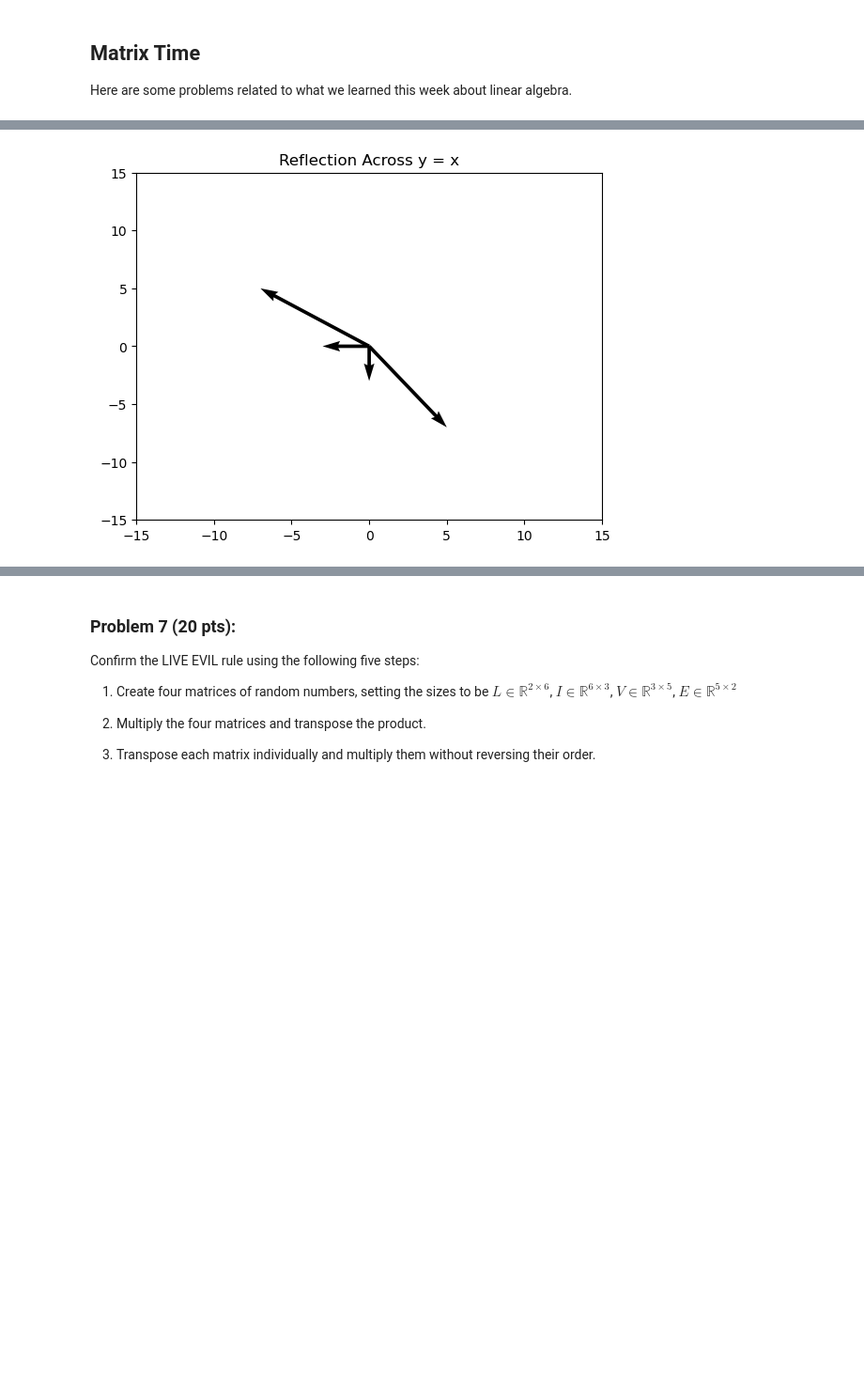
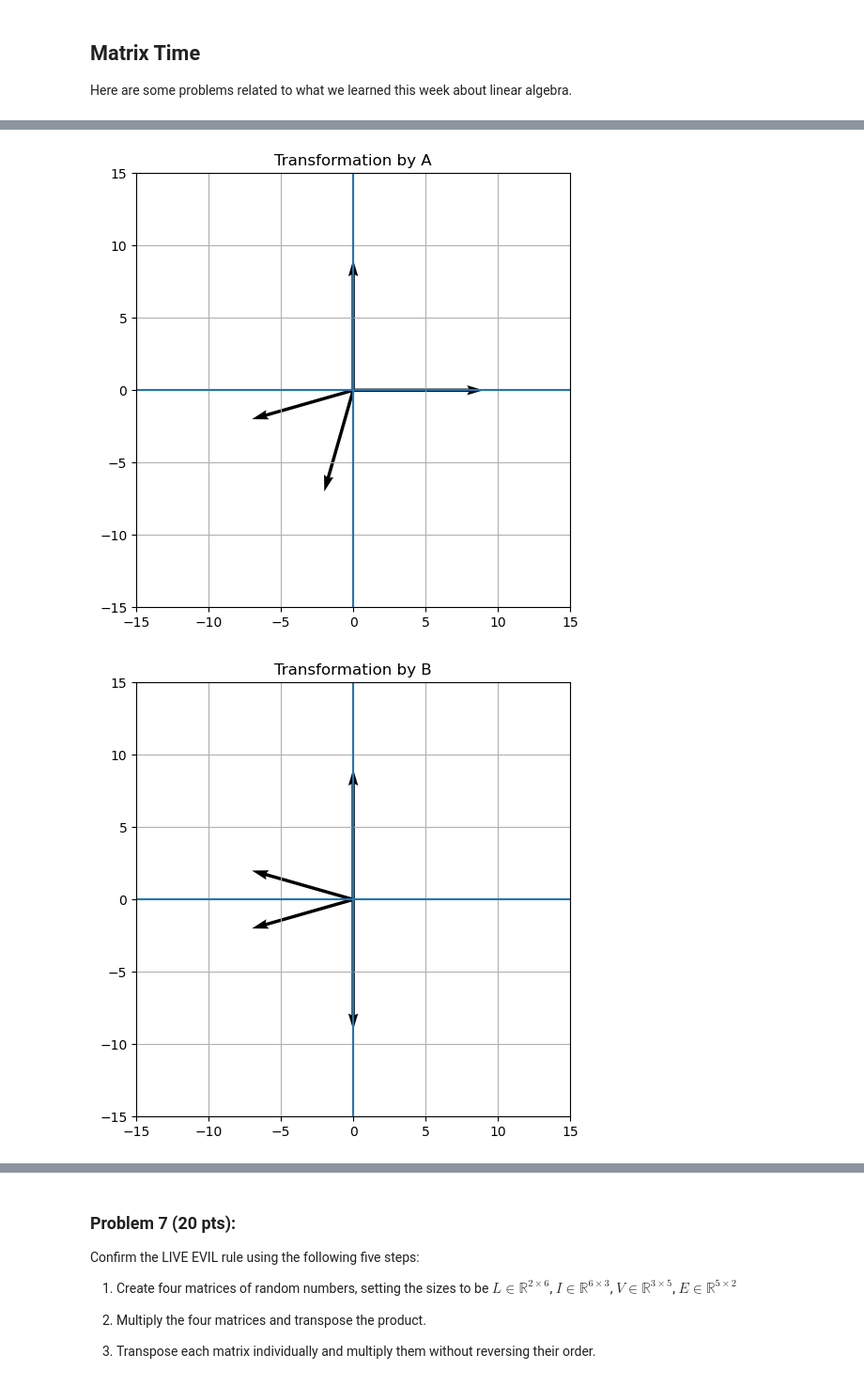
Before and after one commit to aramsay1026/AD450_exercises, a Jupyter notebook: week_7_data_cleaning_matrix.ipynb, the cells around one changed output, grey strips where cells are left out. Shown at 94% size. Saved outputs shown, nothing was run; the diff lists cells and outputs as text; code cells hidden in the pictures; blank space fills up the shorter version.

Commit message:
Implement vector transformation plots for matrices A–K

```diff
--- a/week_7_data_cleaning_matrix.ipynb
+++ b/week_7_data_cleaning_matrix.ipynb
@@ -294,8 +294,10 @@ Here are some problems related to what we learned this week about linear algebra
 import numpy as np
 import matplotlib.pyplot as plt
 
+# choose an integer for k
 k = 2
 
+# create all matrices
 A = np.array([[0, 1],
               [1, 0]])
 
@@ -308,46 +310,85 @@ C = np.array([[-1, 0],
 D = np.array([[-1, 0],
               [0, -1]])
 
 E = np.array([[0, 1],
               [-1, 0]])
 
 F = np.array([[0, -1],
               [1, 0]])
 
 G = np.array([[k, 0],
               [0, 1]])
 
 H = np.array([[1, 0],
               [0, k]])
 
 I = np.array([[k, 0],
               [0, k]])
 
 J = np.array([[1, k],
               [0, 1]])
 
 K = np.array([[1, 0],
               [k, 1]])
 
+# put matrices into a list
+transforms = [
+    ("Transformation by A", A),
+    ("Transformation by B", B),
+    ("Transformation by C", C),
+    ("Transformation by D", D),
+    ("Transformation by E", E),
+    ("Transformation by F", F),
+    ("Transformation by G", G),
+    ("Transformation by H", H),
+    ("Transformation by I", I),
+    ("Transformation by J", J),
+    ("Transformation by K", K),
+]
+
+# create two random 2D vectors with integer values less than 10
 v1 = np.random.randint(-9, 10, 2)
 v2 = np.random.randint(-9, 10, 2)
 
-v1_trans = A @ v1
-v2_trans = A @ v2
+def plot_vectors(original1, original2, transformed1, transformed2, title):
+    plt.figure(figsize=(6, 6))
 
-quiver = plt.quiver(
-    [0, 0, 0, 0],
-    [0, 0, 0, 0],
-    [v1[0], v2[0], v1_trans[0], v2_trans[0]],
-    [v1[1], v2[1], v1_trans[1], v2_trans[1]],
-    angles='xy',
-    scale_units='xy',
-    scale=1
-)
+    # draw the axes
+    plt.axhline(0)
+    plt.axvline(0)
 
-plt.xlim(-15, 15)
-plt.ylim(-15, 15)
-plt.title('Reflection Across y = x')
-plt.show()
+    # all of the original vectors
+    plt.quiver(
+        [0, 0], [0, 0],
+        [original1[0], original2[0]],
+        [original1[1], original2[1]],
+        angles='xy',
+        scale_units='xy',
+        scale=1
+    )
+
+    # all of the transformed vectors
+    plt.quiver(
+        [0, 0], [0, 0],
+        [transformed1[0], transformed2[0]],
+        [transformed1[1], transformed2[1]],
+        angles='xy',
+        scale_units='xy',
+        scale=1
+    )
+
+    plt.xlim(-15, 15)
+    plt.ylim(-15, 15)
+    plt.gca().set_aspect('equal', adjustable='box')
+    plt.grid(True)
+    plt.title(title)
+    plt.show()
+
+# apply each matrix and graph
+for title, M in transforms:
+    v1_trans = M @ v1
+    v2_trans = M @ v2
+    plot_vectors(v1, v2, v1_trans, v2_trans, title)
 # %% [output]
-[figure, old version]
+[figure, new version]
+[figure, added]
```
Also changed, not shown: parts of 1 cell of this notebook, 1 other file.
